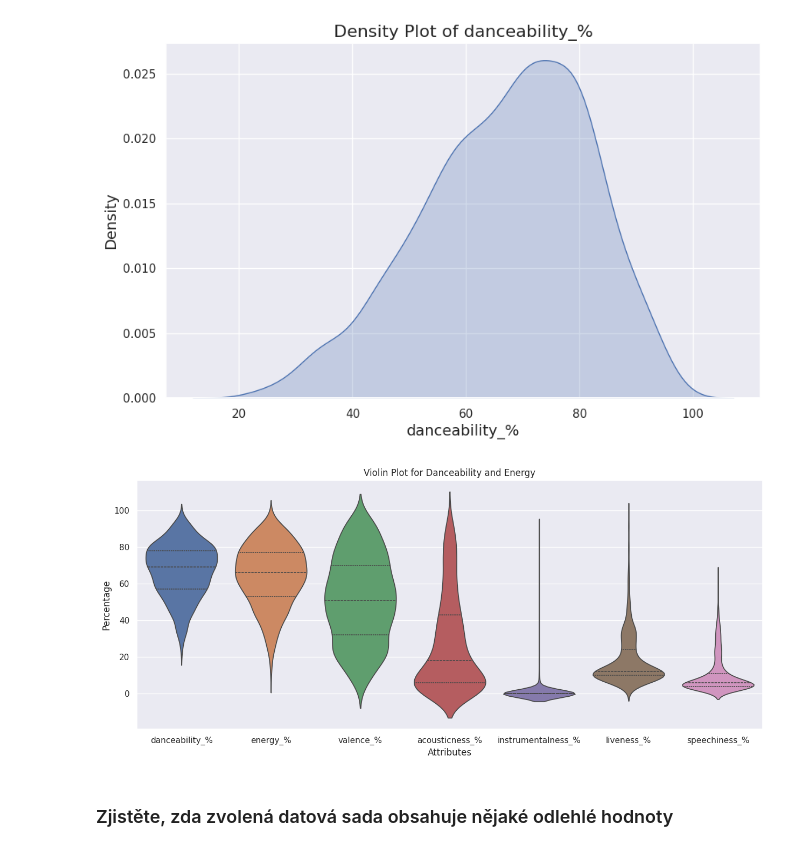
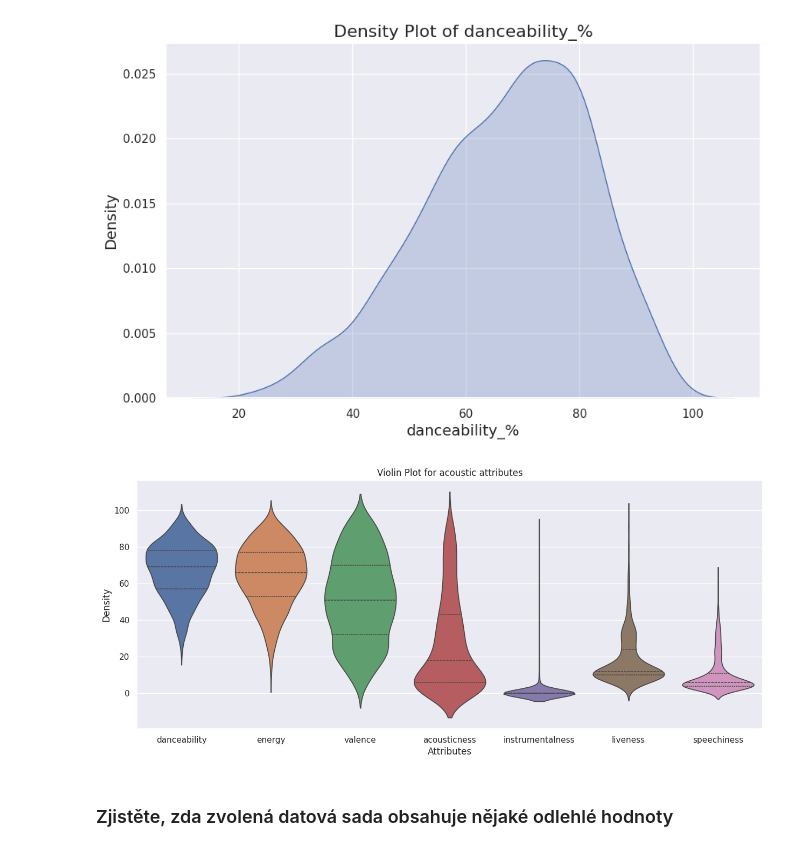
Before and after one commit to FITlifeSADGE/UPA, a Jupyter notebook: UPA.ipynb, the cells around one changed output. Cells and saved outputs as stored; diff of their text form; code cells hidden in the pictures.

```diff
--- a/UPA.ipynb
+++ b/UPA.ipynb
@@ -287,24 +267,25 @@ plt.show()
 # %%
 selected_columns = ['danceability_%', 'energy_%', 'valence_%', 'acousticness_%', 'instrumentalness_%', 'liveness_%', 'speechiness_%']
 
 # Create a new DataFrame with selected columns
 df_selected = df[selected_columns]
 
 # Set up the matplotlib figure
 plt.figure(figsize=(15, 6))
 
 # Create a violin plot using seaborn
 sns.violinplot(data=df_selected, inner="quartile")
 
 # Set plot labels and title
-plt.title('Violin Plot for Danceability and Energy')
+plt.title('Violin Plot for acoustic attributes')
 plt.xlabel('Attributes')
-plt.ylabel('Percentage')
+plt.ylabel('Density')
+plt.xticks([0,1,2,3,4,5,6],['danceability', 'energy', 'valence', 'acousticness', 'instrumentalness', 'liveness', 'speechiness'])
 
 # Show the plot
 plt.show()
 # %% [output]
-[figure, old version]
+[figure, new version]
 # %% [markdown]
 ### Zjistěte, zda zvolená datová sada obsahuje nějaké odlehlé hodnoty
 # %%
```
Also changed, not shown: parts of 11 cells of this notebook.
